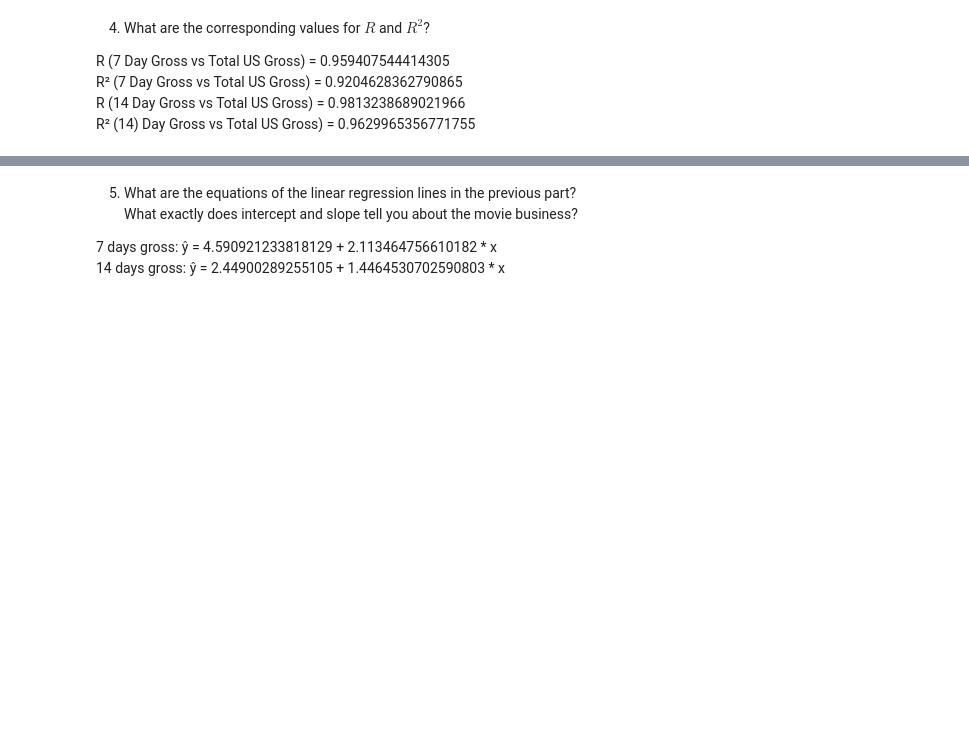
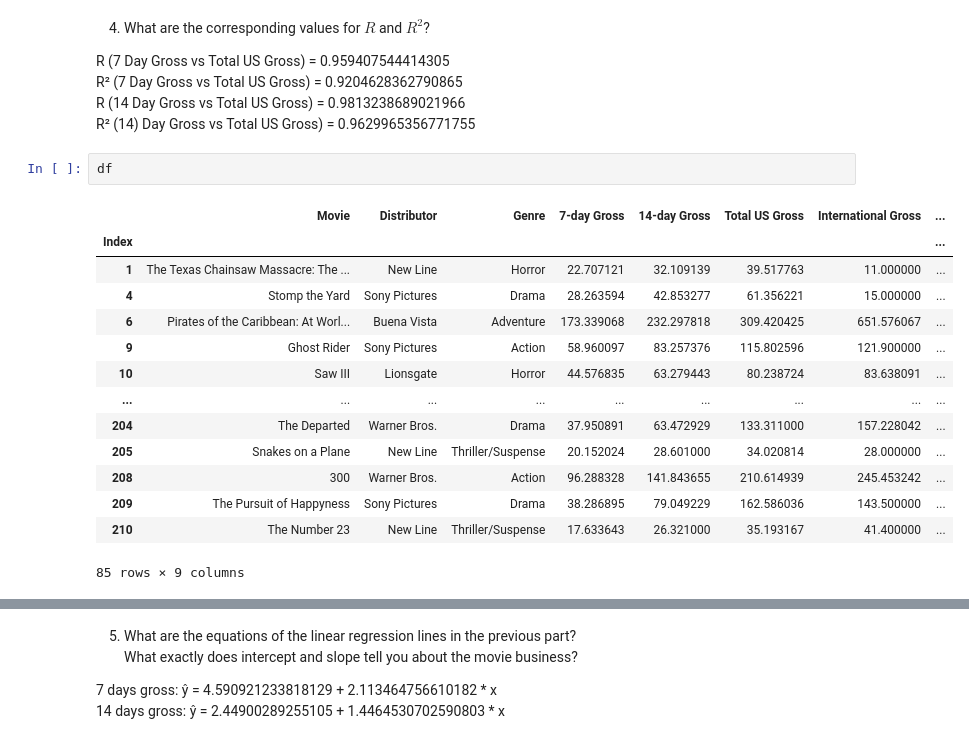
Before and after one commit to Jonah-Van-den-Brandt/dsai-labs, a Jupyter notebook: 6-regression-analyis/lab-6.03-movies.ipynb, the cells around one changed output, grey strips where cells are left out. Saved outputs shown, nothing was run; the diff lists cells and outputs as text; blank space fills up the shorter version.

```diff
--- a/6-regression-analyis/lab-6.03-movies.ipynb
+++ b/6-regression-analyis/lab-6.03-movies.ipynb
@@ -48,3 +56,20 @@ R (7 Day Gross vs Total US Gross) = 0.959407544414305
 R² (7 Day Gross vs Total US Gross) = 0.9204628362790865
 R (14 Day Gross vs Total US Gross) = 0.9813238689021966
 R² (14) Day Gross vs Total US Gross) = 0.9629965356771755
+# %%
+df
+# %% [output]
+|  | Movie | Distributor | Genre | 7-day Gross | 14-day Gross | Total US Gross | International Gross | ... |
+| Index |  |  |  |  |  |  |  | ... |
+| 1 | The Texas Chainsaw Massacre: The ... | New Line | Horror | 22.707121 | 32.109139 | 39.517763 | 11.000000 | ... |
+| 4 | Stomp the Yard | Sony Pictures | Drama | 28.263594 | 42.853277 | 61.356221 | 15.000000 | ... |
+| 6 | Pirates of the Caribbean: At Worl... | Buena Vista | Adventure | 173.339068 | 232.297818 | 309.420425 | 651.576067 | ... |
+| 9 | Ghost Rider | Sony Pictures | Action | 58.960097 | 83.257376 | 115.802596 | 121.900000 | ... |
+| 10 | Saw III | Lionsgate | Horror | 44.576835 | 63.279443 | 80.238724 | 83.638091 | ... |
+| ... | ... | ... | ... | ... | ... | ... | ... | ... |
+| 204 | The Departed | Warner Bros. | Drama | 37.950891 | 63.472929 | 133.311000 | 157.228042 | ... |
+| 205 | Snakes on a Plane | New Line | Thriller/Suspense | 20.152024 | 28.601000 | 34.020814 | 28.000000 | ... |
+| 208 | 300 | Warner Bros. | Action | 96.288328 | 141.843655 | 210.614939 | 245.453242 | ... |
+| 209 | The Pursuit of Happyness | Sony Pictures | Drama | 38.286895 | 79.049229 | 162.586036 | 143.500000 | ... |
+| 210 | The Number 23 | New Line | Thriller/Suspense | 17.633643 | 26.321000 | 35.193167 | 41.400000 | ... |
+85 rows × 9 columns
```
Also changed, not shown: parts of 13 cells of this notebook, 1 other file.
